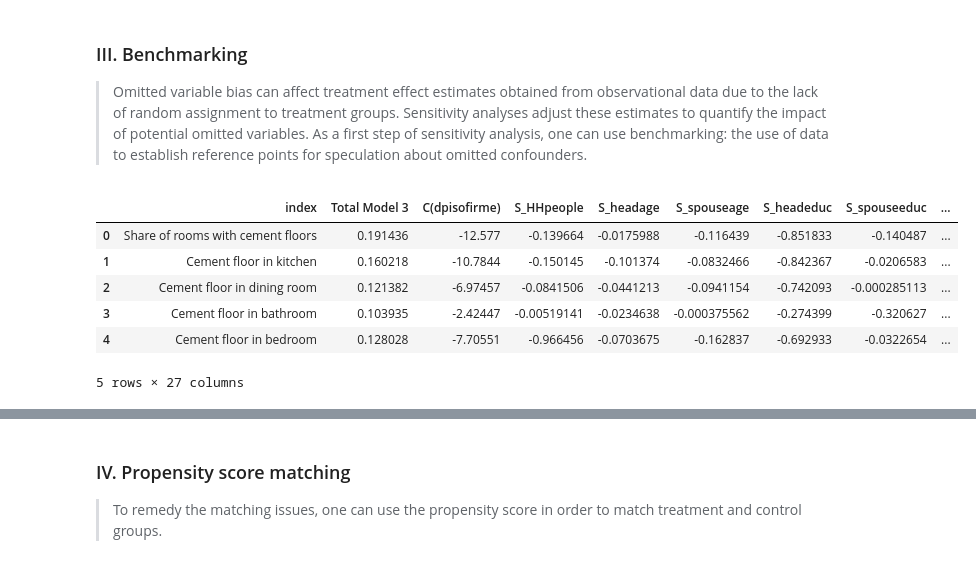
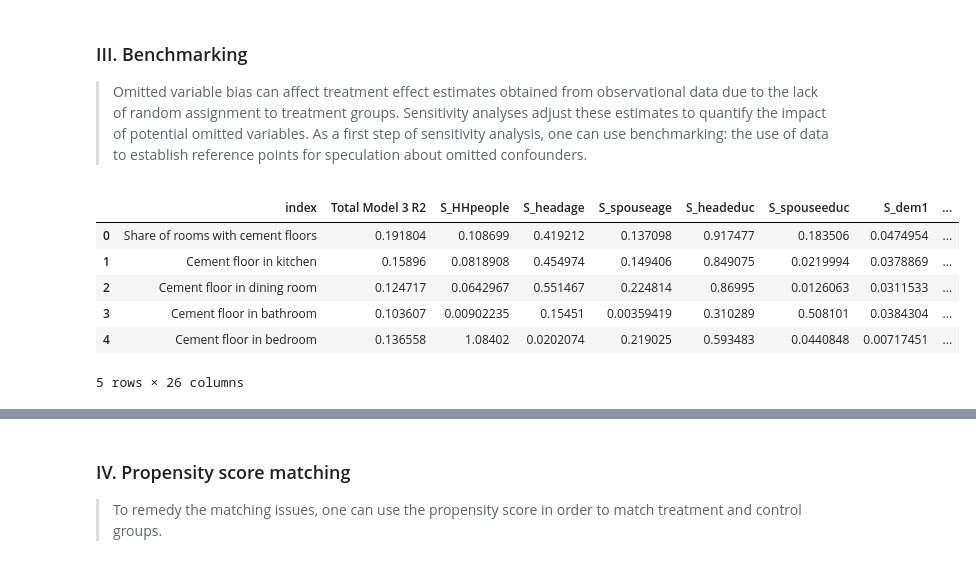
Before and after one commit to epfl-ada/ada-2020-project-milestone-p3-p3_greenlight, a Jupyter notebook: Creative_Extension.ipynb, the cells around one changed output, grey strips where cells are left out. Saved outputs shown, nothing was run; the diff lists cells and outputs as text; code cells hidden in the pictures.

```diff
--- a/Creative_Extension.ipynb
+++ b/Creative_Extension.ipynb
@@ -24,8 +24,8 @@ DATA_FOLDER = 'Data/'
 # NaN values are replaced with 0, as described in the paper
 # SHOULD WE DROP NaN VALUES OR PUT THEM TO 0 ? IT CHANGES THE VALUE FOR THE MEAN !!
 
-household_data = pd.read_stata(DATA_FOLDER + 'PisoFirme_AEJPol-20070024_household.dta').dropna()
-individual_data = pd.read_stata(DATA_FOLDER + 'PisoFirme_AEJPol-20070024_individual.dta').dropna()
+household_data = pd.read_stata(DATA_FOLDER + 'PisoFirme_AEJPol-20070024_household.dta').fillna(0)
+individual_data = pd.read_stata(DATA_FOLDER + 'PisoFirme_AEJPol-20070024_individual.dta').fillna(0)
 # %%
 print('treatment:', len(household_data[household_data['dpisofirme'] == 1]))
 print('control:', len(household_data[household_data['dpisofirme'] == 0]))
@@ -102,7 +104,7 @@ np.std(household_data['C_blocksdirtfloor'][household_data['dpisofirme'] == 1])
 # %%
 ### Creating a Dataframe for the data
 
-R2_df = pd.DataFrame(columns = ['Total Model 3', 'C(dpisofirme)', 'S_HHpeople', 'S_headage','S_spouseage','S_headeduc',\
+R2_df = pd.DataFrame(columns = ['Total Model 3 R2', 'S_HHpeople', 'S_headage','S_spouseage','S_headeduc',\
                                 'S_spouseeduc', 'S_dem1','S_dem2','S_dem3','S_dem4','S_dem5','S_dem6','S_dem7','S_dem8',\
                                 'C(S_waterland)','C(S_waterhouse)','C(S_electricity)','C(S_hasanimals)','C(S_animalsinside)',\
                                 'C(S_garbage)', 'S_washhands', 'S_cashtransfers', 'C(S_milkprogram)', 'C(S_foodprogram)',\
@@ -128,48 +130,49 @@ def create_mod_str(x,z):
 
 # Looking at Model 3 for Table 4 of the paper
 mod_variables = ['S_shcementfloor', 'S_cementfloorkit', 'S_cementfloordin', 'S_cementfloorbat', 'S_cementfloorbed']
-mod_regressors = ['C(dpisofirme)', 'S_HHpeople', 'S_headage','S_spouseage','S_headeduc',\
+mod_regressors = ['S_HHpeople', 'S_headage','S_spouseage','S_headeduc',\
                   'S_spouseeduc', 'S_dem1','S_dem2','S_dem3','S_dem4','S_dem5','S_dem6','S_dem7','S_dem8',\
                   'C(S_waterland)','C(S_waterhouse)','C(S_electricity)','C(S_hasanimals)','C(S_animalsinside)',\
                   'C(S_garbage)', 'S_washhands', 'S_cashtransfers', 'C(S_milkprogram)', 'C(S_foodprogram)',\
                   'C(S_seguropopular)']
 model3 = 'C(dpisofirme) + S_HHpeople + S_headage + S_spouseage + \
                      S_headeduc + S_spouseeduc + S_dem1 + S_dem2 + S_dem3 + S_dem4 + S_dem5 + S_dem6 + S_dem7 \
                      + S_dem8 + C(S_waterland) + C(S_waterhouse) + C(S_electricity) + C(S_hasanimals) + \
                      C(S_animalsinside) + C(S_garbage) + S_washhands + S_cashtransfers + C(S_milkprogram) +\
                      C(S_foodprogram) + C(S_seguropopular)'
 
 for i in range(0,5):
 
     # Declaring Model
     mod = smf.ols(formula = mod_variables[i] + ' ~ ' + model3, data = household_data)
 
     # Fitting Model
     np.random.seed(2)
     res = mod.fit(cov_type = 'cluster', cov_kwds={'groups': household_data['idcluster']})
     R2 = res.rsquared
-    R2_df['Total Model 3'].iloc[i] = R2
+    R2_df['Total Model 3 R2'].iloc[i] = R2
 
     for j in range(len(mod_regressors)):
 
         # Declaring the Model
-        mod = smf.ols(formula = mod_variables[i] + ' ~ ' + create_mod_str(mod_regressors,j), data = household_data)
+        mod = smf.ols(formula = mod_variables[i] + ' ~ ' + 'C(dpisofirme) + '+ create_mod_str(mod_regressors,j),\
+                      data = household_data)
 
         # Fitting Model
         np.random.seed(2)
         res = mod.fit(cov_type = 'cluster', cov_kwds={'groups': household_data['idcluster']})
         R2 = res.rsquared
-        R2_df[mod_regressors[j]].iloc[i] = 100*((1-R2_df['Total Model 3'].iloc[i])-(1-R2))/(1-R2_df['Total Model 3'].iloc[i])
+        R2_df[mod_regressors[j]].iloc[i] = 100*((1-R2)-(1-R2_df['Total Model 3 R2'].iloc[i]))/(1-R2_df['Total Model 3 R2'].iloc[i])
 
 R2_df
 # %% [output]
-|  | index | Total Model 3 | C(dpisofirme) | S_HHpeople | S_headage | S_spouseage | S_headeduc | S_spouseeduc | ... |
-| 0 | Share of rooms with cement floors | 0.191436 | -12.577 | -0.139664 | -0.0175988 | -0.116439 | -0.851833 | -0.140487 | ... |
-| 1 | Cement floor in kitchen | 0.160218 | -10.7844 | -0.150145 | -0.101374 | -0.0832466 | -0.842367 | -0.0206583 | ... |
-| 2 | Cement floor in dining room | 0.121382 | -6.97457 | -0.0841506 | -0.0441213 | -0.0941154 | -0.742093 | -0.000285113 | ... |
-| 3 | Cement floor in bathroom | 0.103935 | -2.42447 | -0.00519141 | -0.0234638 | -0.000375562 | -0.274399 | -0.320627 | ... |
-| 4 | Cement floor in bedroom | 0.128028 | -7.70551 | -0.966456 | -0.0703675 | -0.162837 | -0.692933 | -0.0322654 | ... |
+|  | index | Total Model 3 R2 | S_HHpeople | S_headage | S_spouseage | S_headeduc | S_spouseeduc | S_dem1 | ... |
+| 0 | Share of rooms with cement floors | 0.191804 | 0.108699 | 0.419212 | 0.137098 | 0.917477 | 0.183506 | 0.0474954 | ... |
+| 1 | Cement floor in kitchen | 0.15896 | 0.0818908 | 0.454974 | 0.149406 | 0.849075 | 0.0219994 | 0.0378869 | ... |
+| 2 | Cement floor in dining room | 0.124717 | 0.0642967 | 0.551467 | 0.224814 | 0.86995 | 0.0126063 | 0.0311533 | ... |
+| 3 | Cement floor in bathroom | 0.103607 | 0.00902235 | 0.15451 | 0.00359419 | 0.310289 | 0.508101 | 0.0384304 | ... |
+| 4 | Cement floor in bedroom | 0.136558 | 1.08402 | 0.0202074 | 0.219025 | 0.593483 | 0.0440848 | 0.00717451 | ... |
-5 rows × 27 columns
+5 rows × 26 columns
 # %%
 from plotly import graph_objs as go
 
```
Also changed, not shown: parts of 7 cells of this notebook.
